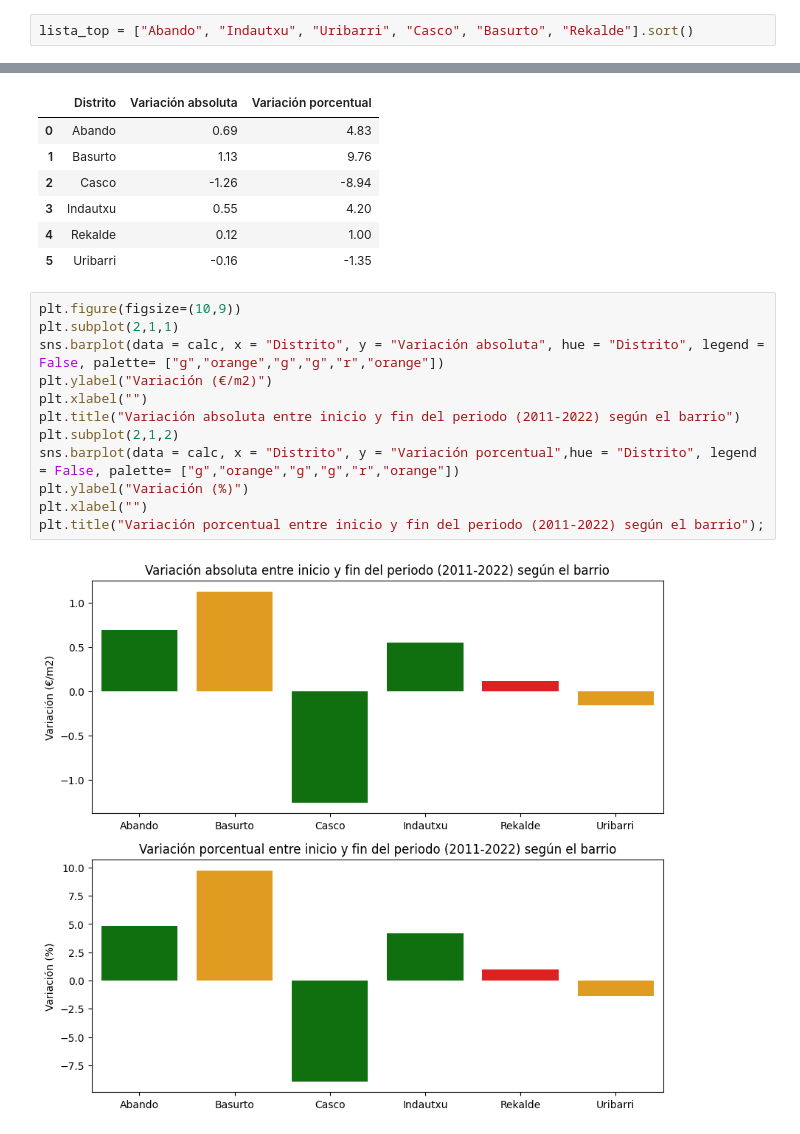
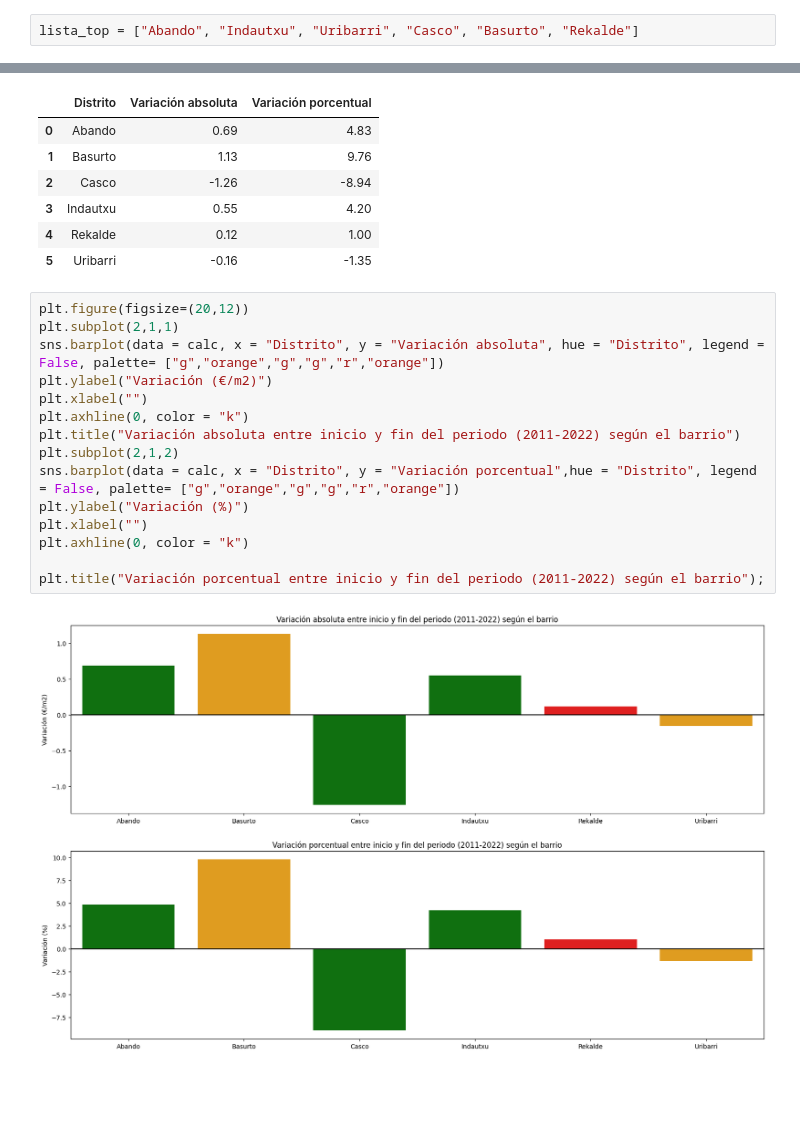
Before and after one commit to PacoFletcher/EDA, a Jupyter notebook: Jupyter/Tablas alquileres.ipynb, the cells around one changed output, grey strips where cells are left out. Cells and saved outputs as stored; diff of their text form; blank space fills up the shorter version.

```diff
--- a/Tablas alquileres.ipynb
+++ b/Jupyter/Tablas alquileres.ipynb
@@ -710,7 +710,7 @@ prueba["Distrito"].unique()
 array(['Abando', 'BILBAO', 'Basurto', 'Begoña', 'Casco', 'Deusto',
        'Ibaiondo', 'Indautxu', 'Rekalde', 'Uribarri'], dtype=object)
 # %%
-lista_top = ["Abando", "Indautxu", "Uribarri", "Casco", "Basurto", "Rekalde"].sort()
+lista_top = ["Abando", "Indautxu", "Uribarri", "Casco", "Basurto", "Rekalde"]
 # %%
 variacion = prueba[prueba["Distrito"].isin(lista_top)]
 variacion
@@ -904,16 +917,19 @@ calc
 | 4 | Rekalde | 0.12 | 1.00 |
 | 5 | Uribarri | -0.16 | -1.35 |
 # %%
-plt.figure(figsize=(10,9))
+plt.figure(figsize=(20,12))
 plt.subplot(2,1,1)
 sns.barplot(data = calc, x = "Distrito", y = "Variación absoluta", hue = "Distrito", legend = False, palette= ["g","orange","g","g","r","orange"])
 plt.ylabel("Variación (€/m2)")
 plt.xlabel("")
+plt.axhline(0, color = "k")
 plt.title("Variación absoluta entre inicio y fin del periodo (2011-2022) según el barrio")
 plt.subplot(2,1,2)
 sns.barplot(data = calc, x = "Distrito", y = "Variación porcentual",hue = "Distrito", legend = False, palette= ["g","orange","g","g","r","orange"])
 plt.ylabel("Variación (%)")
 plt.xlabel("")
+plt.axhline(0, color = "k")
+
 plt.title("Variación porcentual entre inicio y fin del periodo (2011-2022) según el barrio");
 # %% [output]
-[figure, old version]
+[figure, new version]
```
Also changed, not shown: parts of 2 cells of this notebook, 16 other files.
